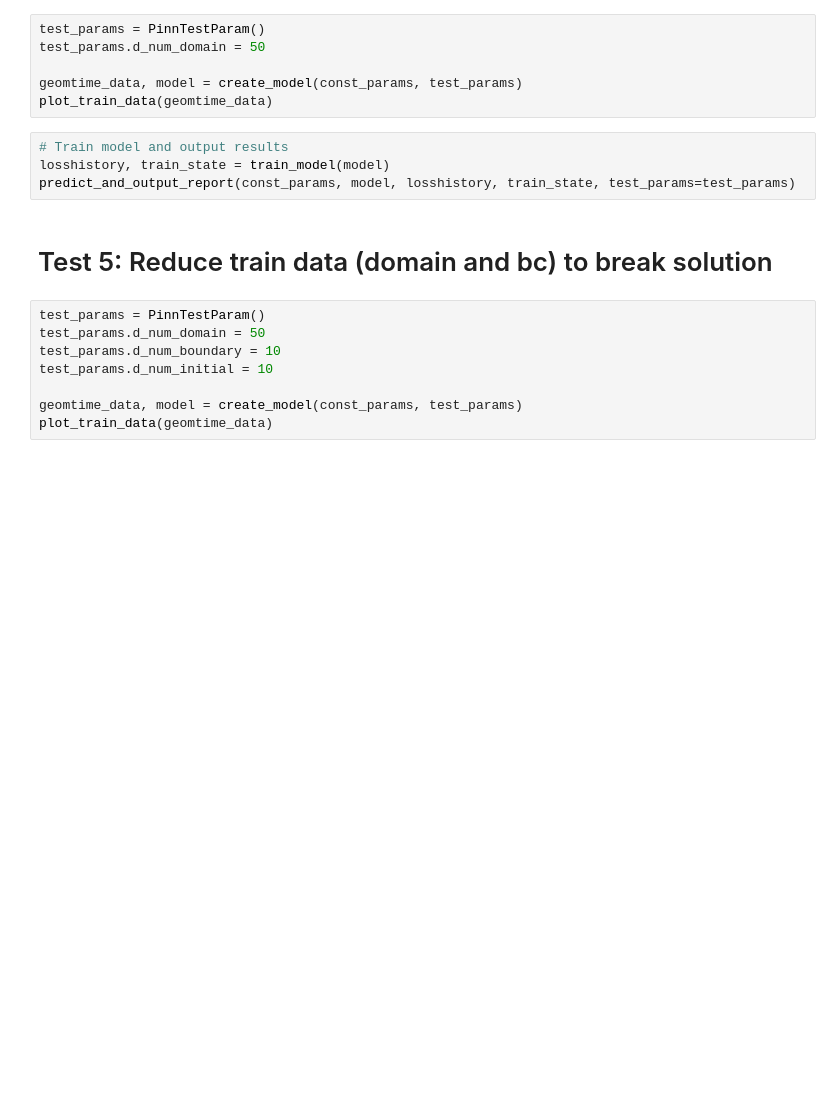
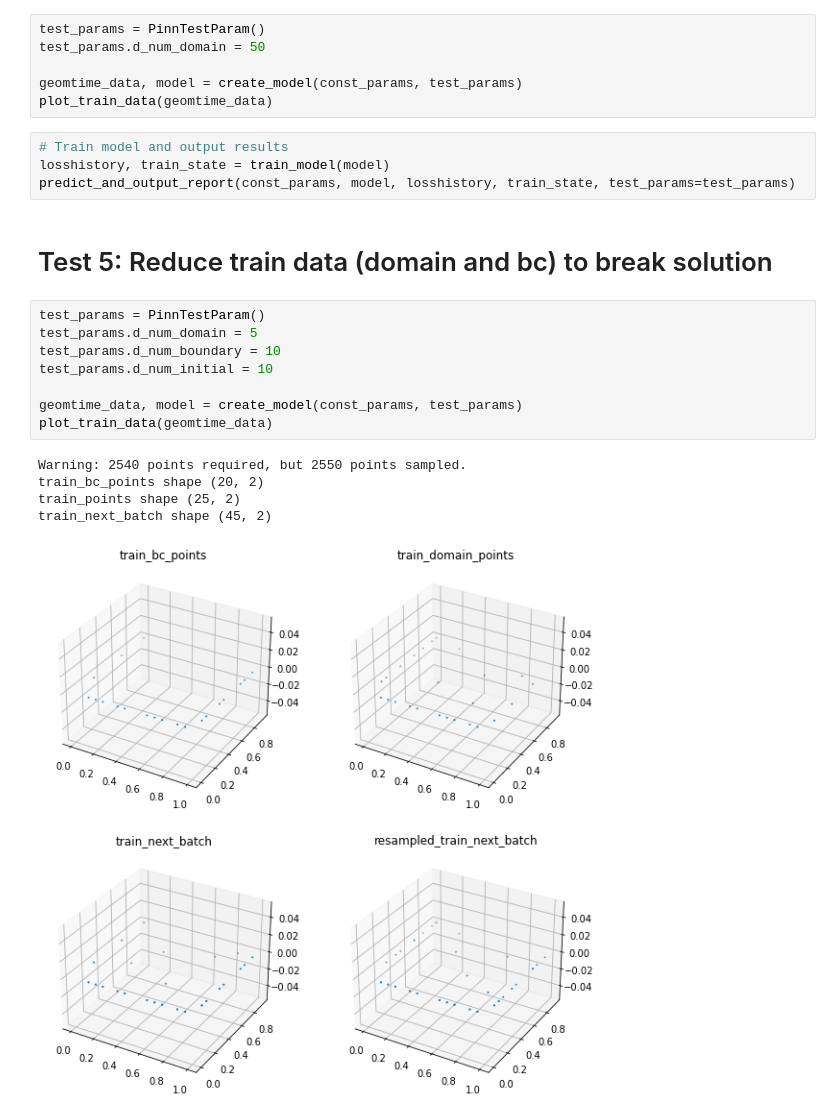
Before and after one commit to ykhas/2515_proj, a Jupyter notebook: heat_pinn_experiment.ipynb, the cells around one changed output. Saved outputs shown, nothing was run; the diff lists cells and outputs as text; blank space fills up the shorter version.

Commit message:
Plot a resampled train next batch, change test 5 parameters a bit

```diff
--- a/heat_pinn_experiment.ipynb
+++ b/heat_pinn_experiment.ipynb
@@ -215,12 +76,18 @@ predict_and_output_report(const_params, model, losshistory, train_state, test_pa
 # Test 5: Reduce train data (domain and bc) to break solution
 # %%
 test_params = PinnTestParam()
-test_params.d_num_domain = 50
+test_params.d_num_domain = 5
 test_params.d_num_boundary = 10
 test_params.d_num_initial = 10
 
 geomtime_data, model = create_model(const_params, test_params)
 plot_train_data(geomtime_data)
+# %% [output]
+Warning: 2540 points required, but 2550 points sampled.
+train_bc_points shape (20, 2)
+train_points shape (25, 2)
+train_next_batch shape (45, 2)
+[figure, added]
 # %%
 # Train model and output results
 losshistory, train_state = train_model(model)
```
Also changed, not shown: parts of 8 cells of this notebook, 1 other file.
